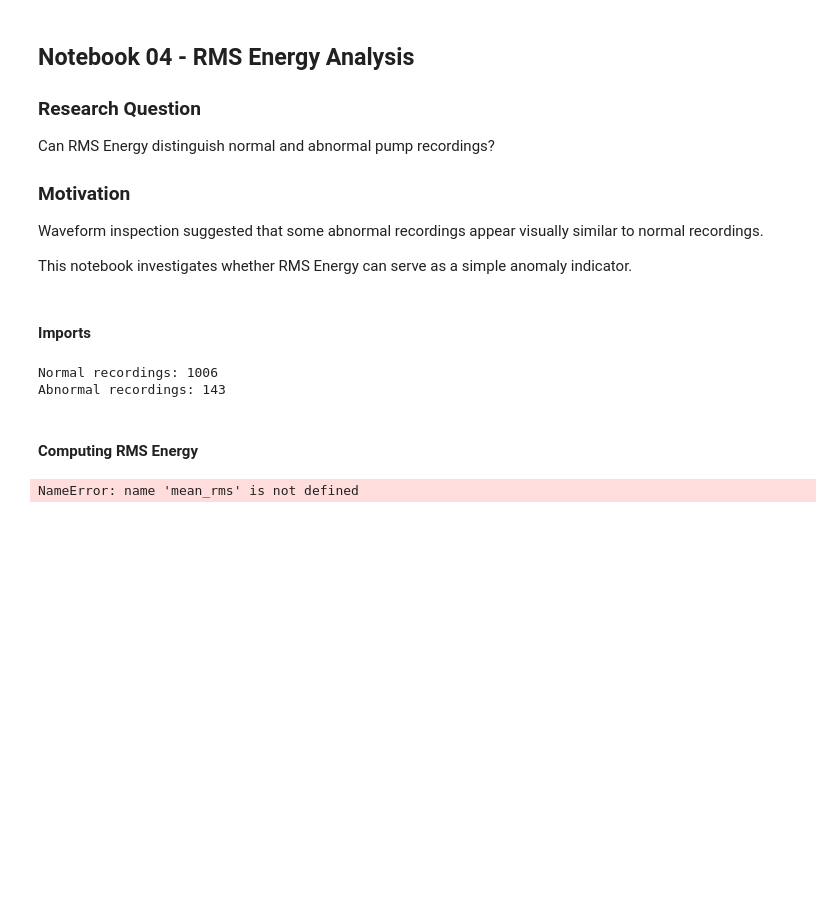
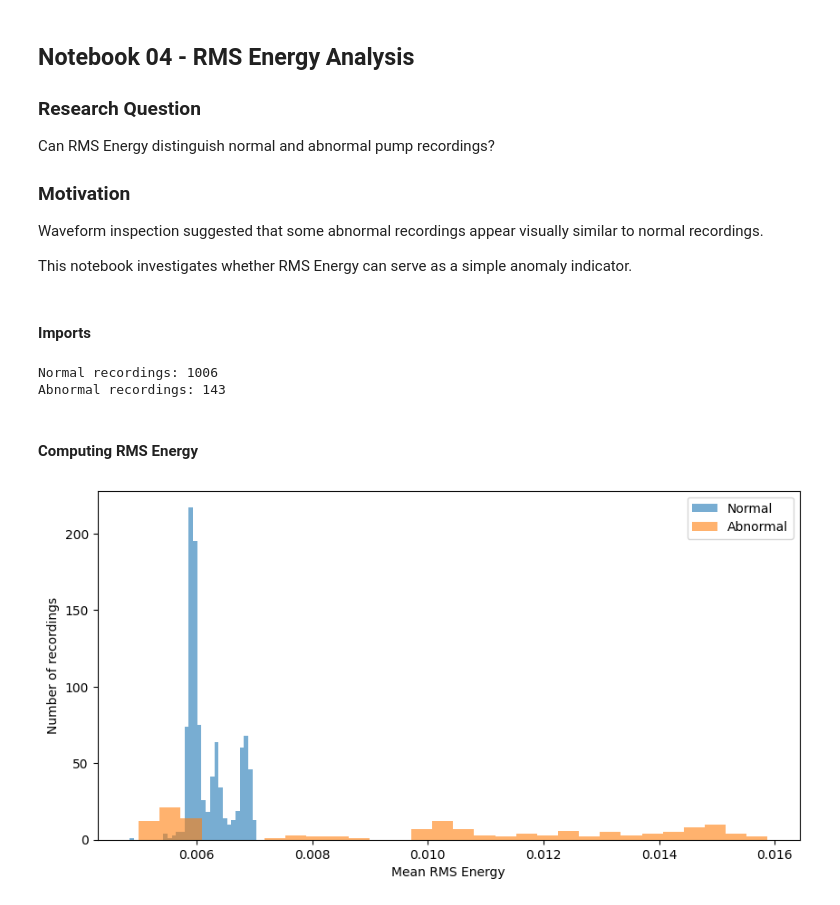
Before and after one commit to Shagun-Thakur/EchoGuard, a Jupyter notebook: notebooks/04_rms_analysis.ipynb, the cells around one changed output. Drawn from its saved outputs; the diff is of its cells as text; code cells hidden in the pictures; blank space fills up the shorter version.

Commit message:
notebook 04 completed, added plot_group_spectrograms in visualization.py, created notebook 05

```diff
--- a/notebooks/04_rms_analysis.ipynb
+++ b/notebooks/04_rms_analysis.ipynb
@@ -35,5 +35,17 @@ normal_rms = []
 for file in normal_files:
     signal, sr = load_channel(file, channel)
     normal_rms.append(mean_rms(signal))
+abnormal_rms = []
+for file in abnormal_files:
+    signal, sr = load_channel(file, channel)
+    abnormal_rms.append(mean_rms(signal))
-# %% [output]
-NameError: name 'mean_rms' is not defined
+# %%
+plt.figure(figsize = (10, 5))
+plt.hist(normal_rms, bins = 30, alpha = 0.6, label= "Normal")
+plt.hist(abnormal_rms, bins = 30, alpha = 0.6, label = "Abnormal")
+plt.xlabel("Mean RMS Energy")
+plt.ylabel("Number of recordings")
+plt.legend()
+plt.show()
+# %% [output]
+[figure, added]
```
Also changed, not shown: parts of 13 cells of this notebook, 2 other files.
